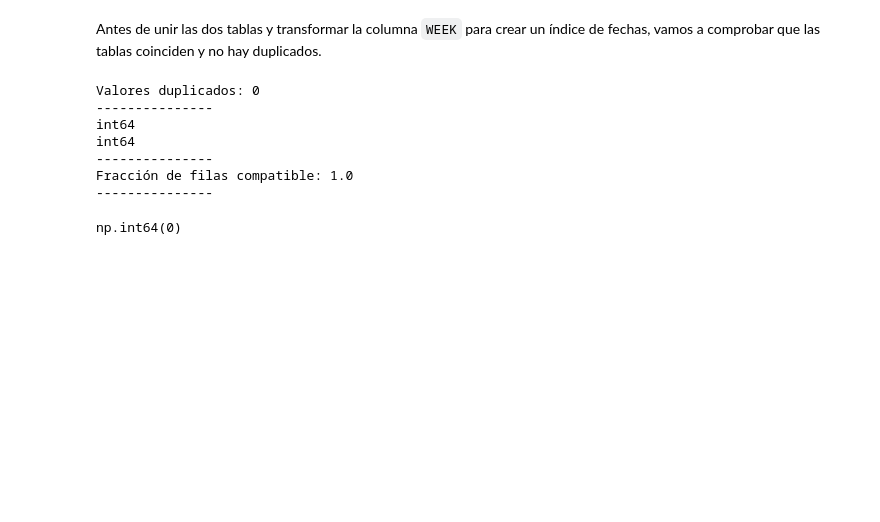
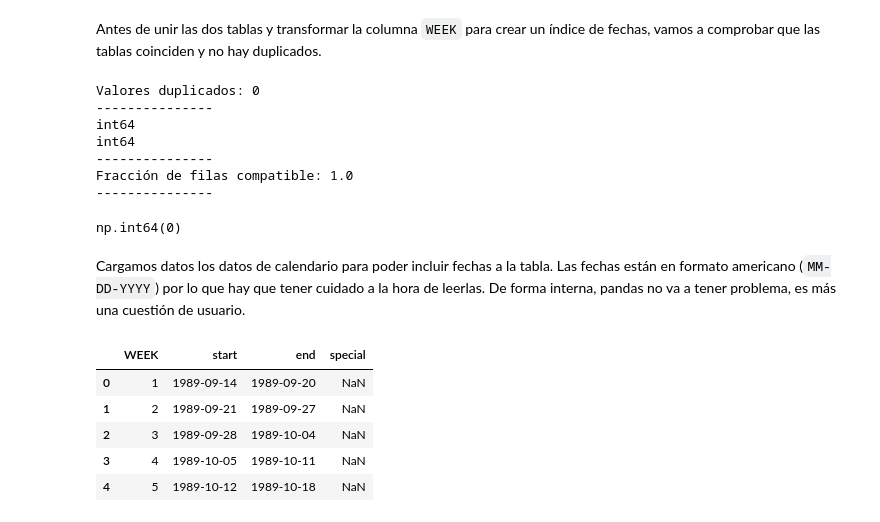
Before and after one commit to ivanfondo/Portafolio-Data-Science-Python, a Jupyter notebook: Pricing-Dominicks/notebooks/01_eda_limpieza.ipynb, the cells around one changed output. Cells and saved outputs as stored; diff of their text form; code cells hidden in the pictures; blank space fills up the shorter version.

```diff
--- a/Pricing-Dominicks/notebooks/01_eda_limpieza.ipynb
+++ b/Pricing-Dominicks/notebooks/01_eda_limpieza.ipynb
@@ -212,3 +217,23 @@ int64
 Fracción de filas compatible: 1.0
 ---------------
 np.int64(0)
+# %% [markdown]
+Cargamos datos los datos de calendario para poder incluir fechas a la tabla. Las fechas están en formato americano (`MM-DD-YYYY`) por lo que hay que tener cuidado a la hora de leerlas. De forma interna, pandas no va a tener problema, es más una cuestión de usuario.
+# %%
+weeks = pd.read_csv(
+    f'{RAW}/weeks.csv',
+    header= None,
+    names= ['WEEK', 'start', 'end', 'special']
+)
+
+weeks['start'] = pd.to_datetime(weeks['start'], format='%m/%d/%y')
+weeks['end'] = pd.to_datetime(weeks['end'], format='%m/%d/%y')
+
+weeks.head()
+# %% [output]
+|  | WEEK | start | end | special |
+| 0 | 1 | 1989-09-14 | 1989-09-20 | NaN |
+| 1 | 2 | 1989-09-21 | 1989-09-27 | NaN |
+| 2 | 3 | 1989-09-28 | 1989-10-04 | NaN |
+| 3 | 4 | 1989-10-05 | 1989-10-11 | NaN |
+| 4 | 5 | 1989-10-12 | 1989-10-18 | NaN |
```
Also changed, not shown: parts of 13 cells of this notebook.
